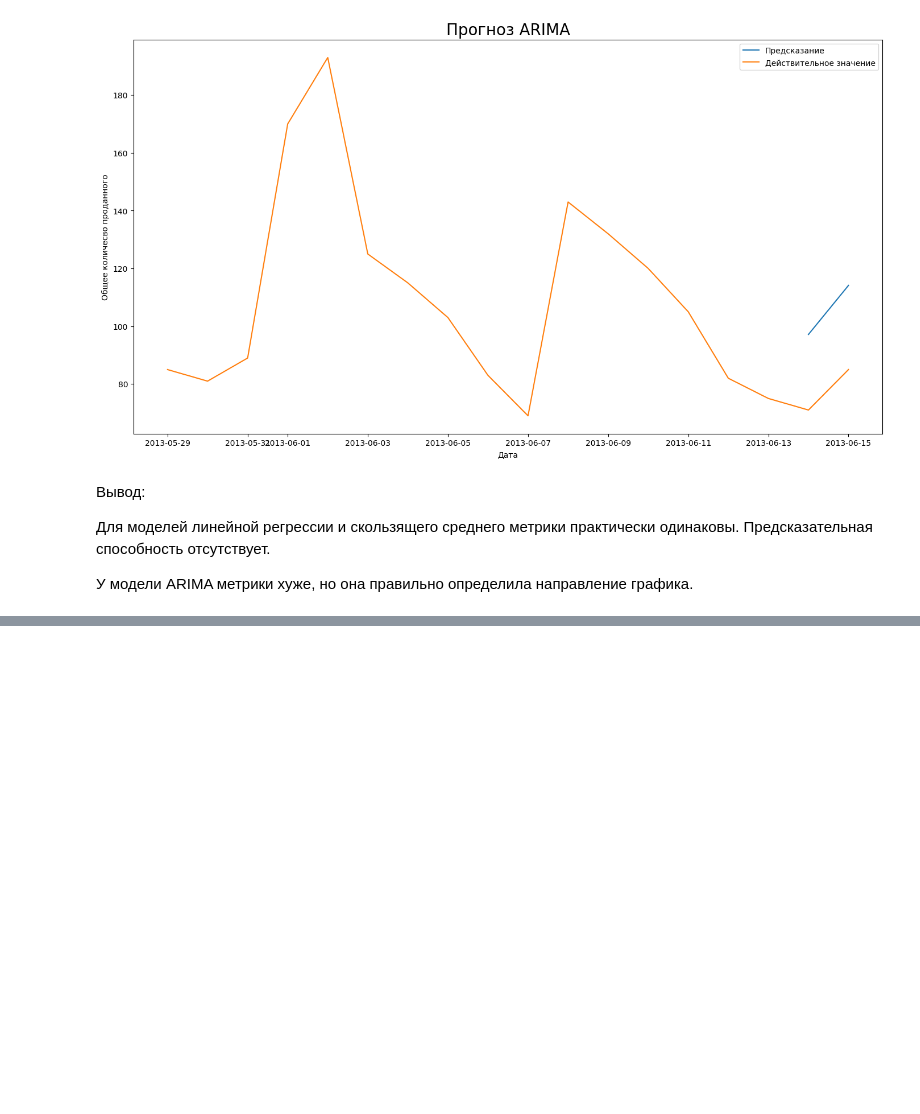
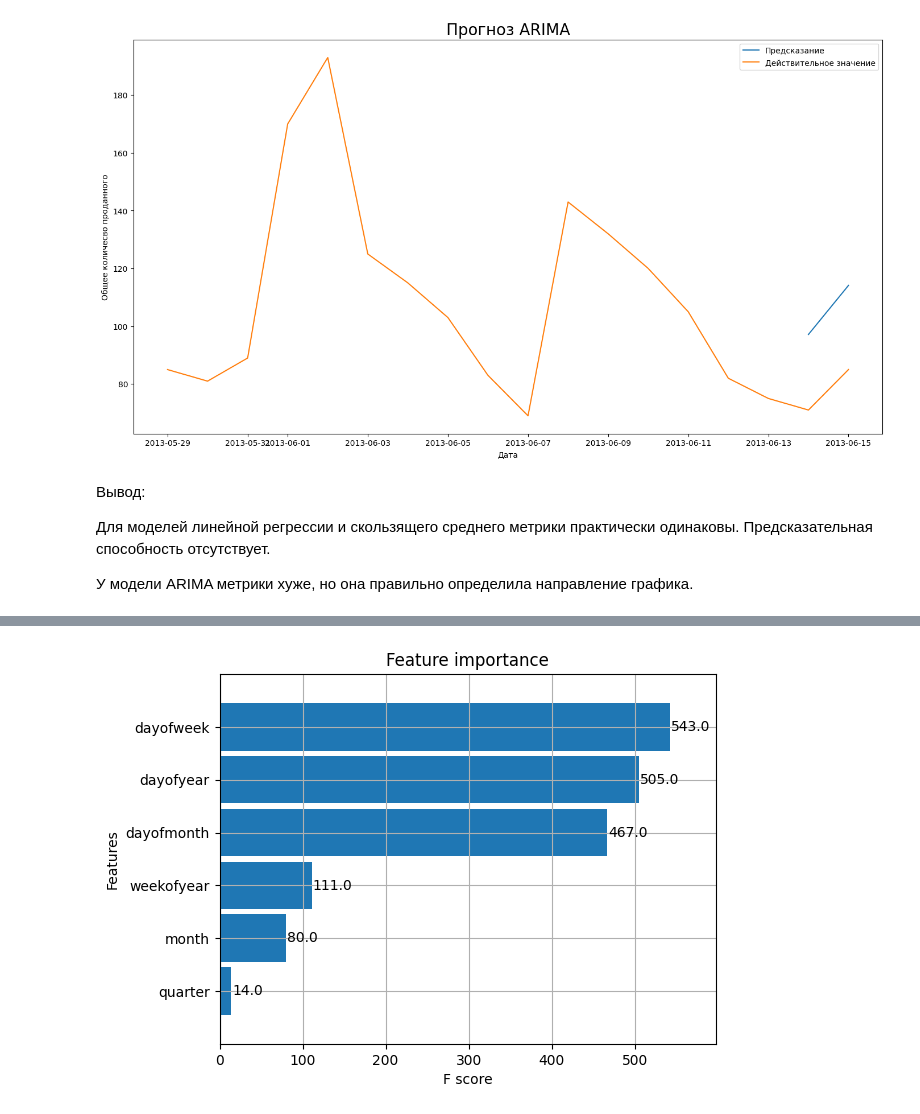
Before and after one commit to dmitruy11/-Time-series-processing., a Jupyter notebook: ПРАКТИКА.ipynb, the cells around one changed output, grey strips where cells are left out. Drawn from its saved outputs; the diff is of its cells as text; code cells hidden in the pictures; blank space fills up the shorter version.

```diff
--- a/ПРАКТИКА.ipynb
+++ b/ПРАКТИКА.ipynb
@@ -409,0 +647,7 @@ plt.legend(loc='upper right')
+# %%
+
+# Разобьем на тренировочную и тестовую выборки.
+split_date = '2013-04-27'
+df_train = xgb_df[xgb_df.index <= split_date]
+df_test = xgb_df[xgb_df.index >= split_date]
+print(df_train.shape, df_test.shape, sep='\n')
@@ -409,0 +677,22 @@ plt.legend(loc='upper right')
+# %%
+def create_features(df, label=None):
+    """Создаем признаки из datetime индекса."""
+
+    df['date'] = df.index
+    df['dayofweek'] = df['date'].dt.dayofweek
+    df['quarter'] = df['date'].dt.quarter
+    df['month'] = df['date'].dt.month
+    df['dayofmonth'] = df['date'].dt.day
+    df['weekofyear'] = df['date'].dt.weekofyear
+    df['dayofyear'] = df['date'].dt.dayofyear
+
+    X = df[['dayofweek','quarter','month', 'dayofmonth',
+            'weekofyear', 'dayofyear']]
+    if label:
+        y = df[label]
+        return X, y
+    return X
+# %%
+
+X_train, y_train = create_features(df_train, label='sales')
+X_test, y_test = create_features(df_test, label='sales')
@@ -409,0 +706,8 @@ plt.legend(loc='upper right')
+# %%
+
+# Создадим модель XGBRegressor.
+reg = xgb.XGBRegressor(n_estimators=1000)
+reg.fit(X_train, y_train,
+        eval_set=[(X_train, y_train), (X_test, y_test)],
+        early_stopping_rounds=50,
+        verbose=False)
@@ -409,0 +726,6 @@ plt.legend(loc='upper right')
+# %%
+
+# Выведем важность признаков.
+plot_importance(reg, height=0.9);
+# %% [output]
+[figure, added]
```
Also changed, not shown: parts of 63 cells of this notebook.
